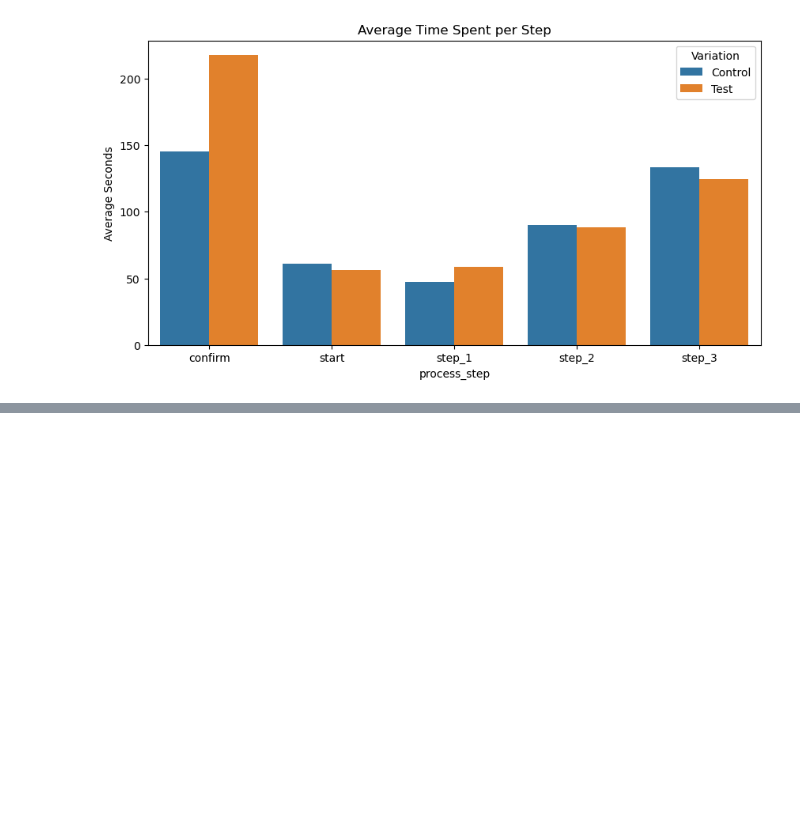
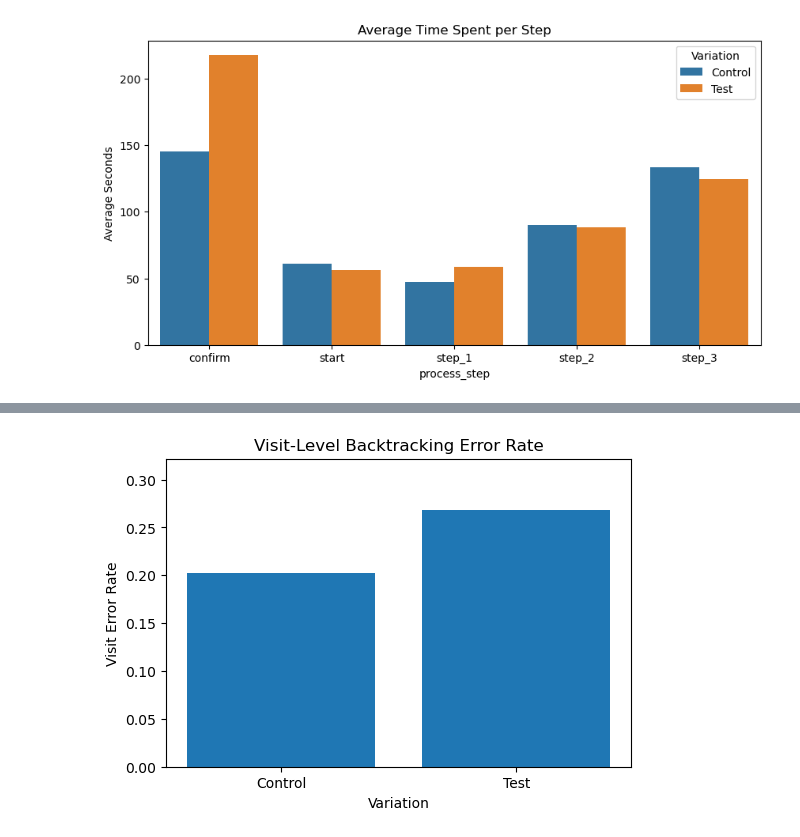
Before and after one commit to romsx111/ab-customer-experience-project, a Jupyter notebook: data_cleaning_ab_testing.ipynb, the cells around one changed output, grey strips where cells are left out. Saved outputs shown, nothing was run; the diff lists cells and outputs as text; code cells hidden in the pictures; blank space fills up the shorter version.

Commit message:
Finished KPI analysis and summary tables

```diff
--- a/data_cleaning_ab_testing.ipynb
+++ b/data_cleaning_ab_testing.ipynb
@@ -547,2 +568,46 @@ plt.show()
+# %%
+# Percentage of visits with at least one backtracking error
+# Identify if every visit had an error
+visit_error_rate = (
+    df_exp
+    .groupby(['Variation', 'visit_id'])
+    .agg(has_error=('backtrack', 'max'))
+    .reset_index()
+)
+# %%
+# Group previous info (Control and Test)
+visit_error_rate_summary = (
+    visit_error_rate
+    .groupby('Variation')
+    .agg(
+        total_visits=('visit_id', 'count'),
+        visits_with_error=('has_error', 'sum')
+    )
+    .reset_index()
+)
+# %%
+#Get each percentage
+
+visit_error_rate_summary['visit_error_rate'] = (
+    visit_error_rate_summary['visits_with_error'] /
+    visit_error_rate_summary['total_visits']
+)
+# %%
+# Visualize visit-level error rate
+
+plt.figure(figsize=(6,4))
+plt.bar(
+    visit_error_rate_summary['Variation'],
+    visit_error_rate_summary['visit_error_rate']
+)
+
+plt.title('Visit-Level Backtracking Error Rate')
+plt.xlabel('Variation')
+plt.ylabel('Visit Error Rate')
+plt.ylim(0, visit_error_rate_summary['visit_error_rate'].max() * 1.2)
+
+plt.show()
+# %% [output]
+[figure, added]
 # %%
 #KPI 4 - Drop off Rate ( % of users who started but did not confirm or lost between each consecutive step)
```
Also changed, not shown: parts of 40 cells of this notebook.
